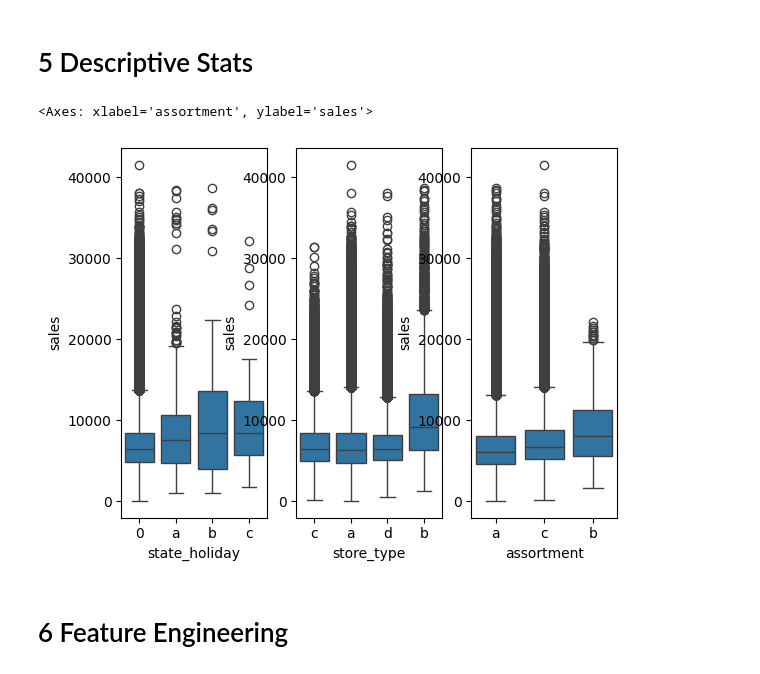
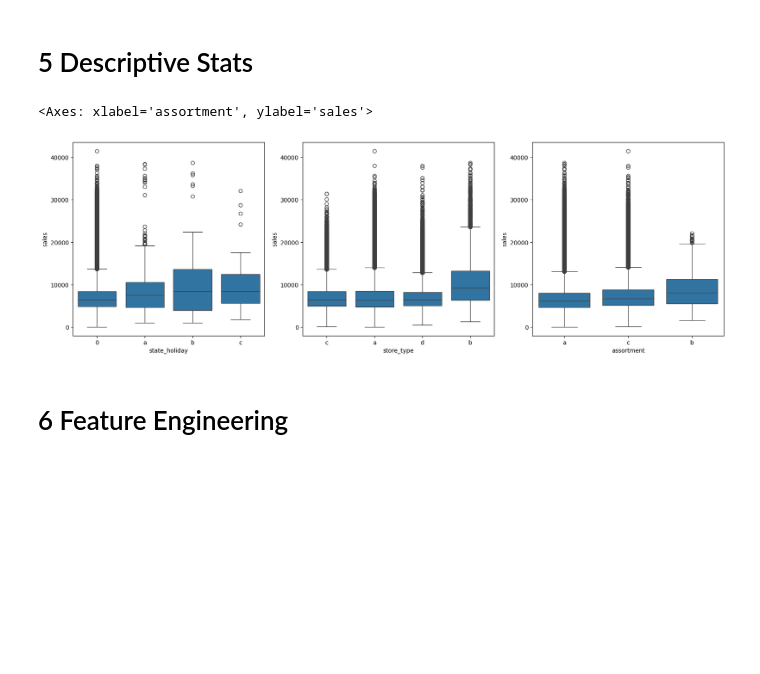
Before and after one commit to thalesluizbraga/eda_rossmann, a Jupyter notebook: eda_rossmann.ipynb, the cells around one changed output. Cells and saved outputs as stored; diff of their text form; code cells hidden in the pictures; blank space fills up the shorter version.

Commit message:
feat: figsizes in plots adjusted

```diff
--- a/eda_rossmann.ipynb
+++ b/eda_rossmann.ipynb
@@ -142,37 +142,40 @@ df1['promo2_since_year'] = df1['promo2_since_year'].astype(int)
 # %% [markdown]
 # 5 Descriptive Stats
 # %%
+figsize=(20,6)
+plt.figure(figsize=figsize)
+
 df2 = df1.copy()
 
 
 # Separate Categorical and Numerical Features
 num_features = df2.select_dtypes(include=['int', 'float'])
 cat_features = df2.select_dtypes(exclude=['int','float', 'datetime64'])
 
 # Descriptive Stats for Numerical Features
 num_features.describe().T
 
 
 #Descriptive Stats for Categorical Features
 
 # Count of Unique Elements for Each Feature
 cat_features.apply(lambda x: x.unique().shape[0])
 
 aux = df2[df2['state_holiday'] != 0]
 
 plt.subplot(1,3,1)
 sns.boxplot(x='state_holiday', y='sales', data=aux)
 
 plt.subplot(1,3,2)
 sns.boxplot(x='store_type', y='sales', data=aux)
 
 plt.subplot(1,3,3)
 sns.boxplot(x='assortment', y='sales', data=aux)
 
 # The data is too disperse. The number of outliers is pretty high.
 # %% [output]
 <Axes: xlabel='assortment', ylabel='sales'>
-[figure, old version]
+[figure, new version]
 # %% [markdown]
 # 6 Feature Engineering
 # %%
```
Also changed, not shown: parts of 15 cells of this notebook, 2 other files.
